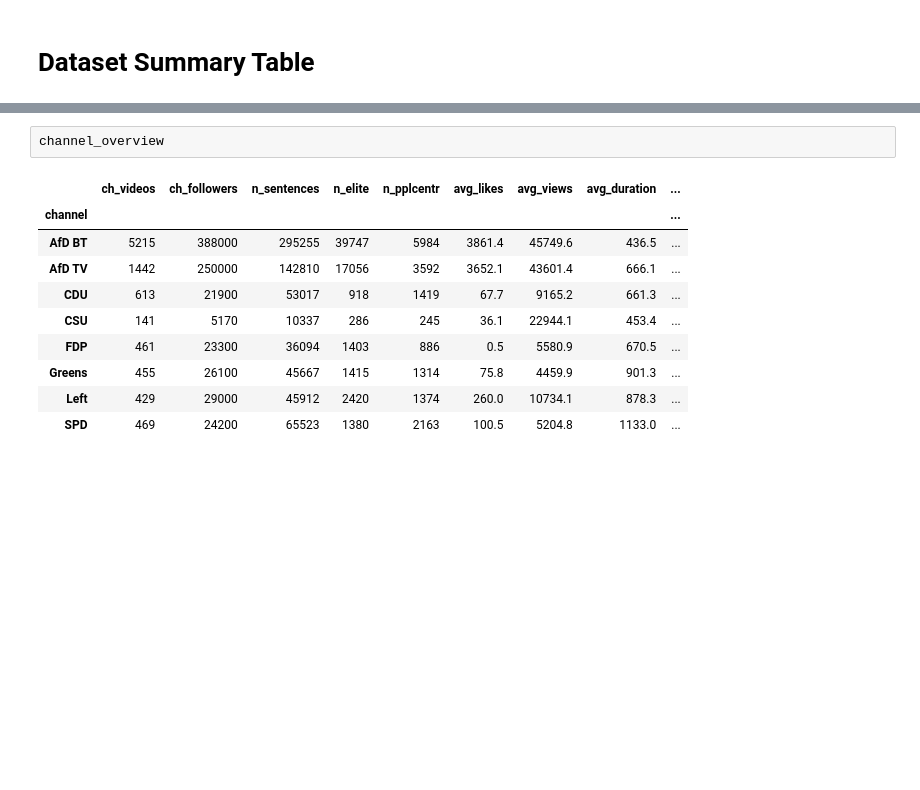
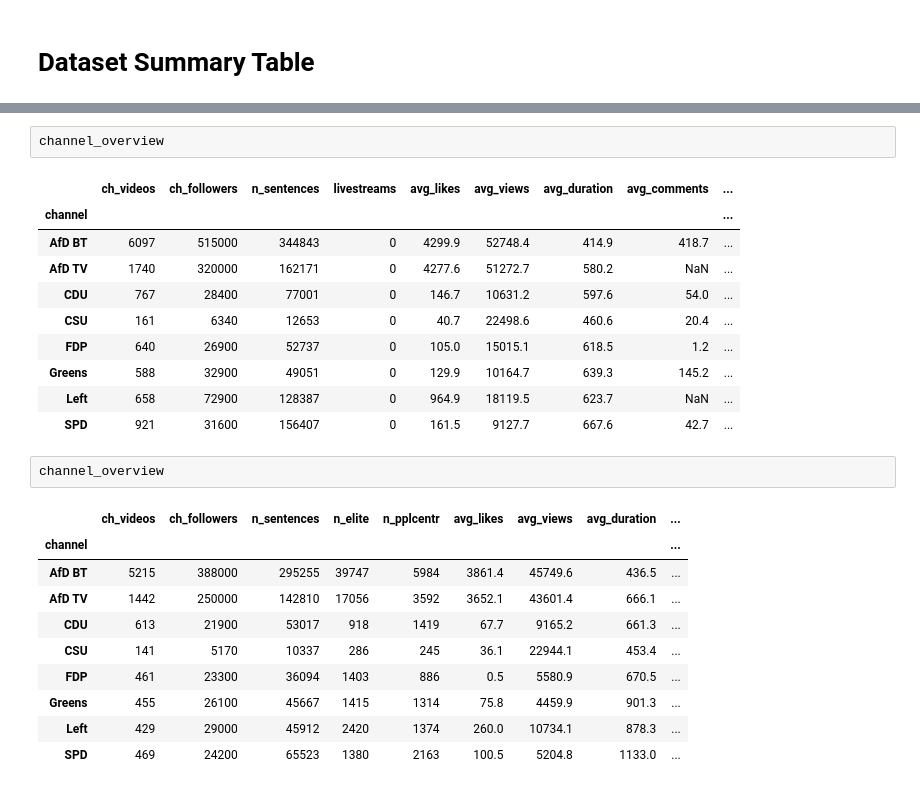
Before and after one commit to luerhard/anti-elitism-gets-views, a Jupyter notebook: pipeline/06-basic_descriptives.ipynb, the cells around one changed output, grey strips where cells are left out. Cells and saved outputs as stored; diff of their text form; blank space fills up the shorter version.

```diff
--- a/pipeline/06-basic_descriptives.ipynb
+++ b/pipeline/06-basic_descriptives.ipynb
@@ -62,3 +102,16 @@ channel_overview = (
+# %%
+channel_overview
+# %% [output]
+|  | ch_videos | ch_followers | n_sentences | livestreams | avg_likes | avg_views | avg_duration | avg_comments | ... |
+| channel |  |  |  |  |  |  |  |  | ... |
+| AfD BT | 6097 | 515000 | 344843 | 0 | 4299.9 | 52748.4 | 414.9 | 418.7 | ... |
+| AfD TV | 1740 | 320000 | 162171 | 0 | 4277.6 | 51272.7 | 580.2 | NaN | ... |
+| CDU | 767 | 28400 | 77001 | 0 | 146.7 | 10631.2 | 597.6 | 54.0 | ... |
+| CSU | 161 | 6340 | 12653 | 0 | 40.7 | 22498.6 | 460.6 | 20.4 | ... |
+| FDP | 640 | 26900 | 52737 | 0 | 105.0 | 15015.1 | 618.5 | 1.2 | ... |
+| Greens | 588 | 32900 | 49051 | 0 | 129.9 | 10164.7 | 639.3 | 145.2 | ... |
+| Left | 658 | 72900 | 128387 | 0 | 964.9 | 18119.5 | 623.7 | NaN | ... |
+| SPD | 921 | 31600 | 156407 | 0 | 161.5 | 9127.7 | 667.6 | 42.7 | ... |
 # %%
 channel_overview
 # %% [output]
```
Also changed, not shown: parts of 7 cells of this notebook, 5 other files.
